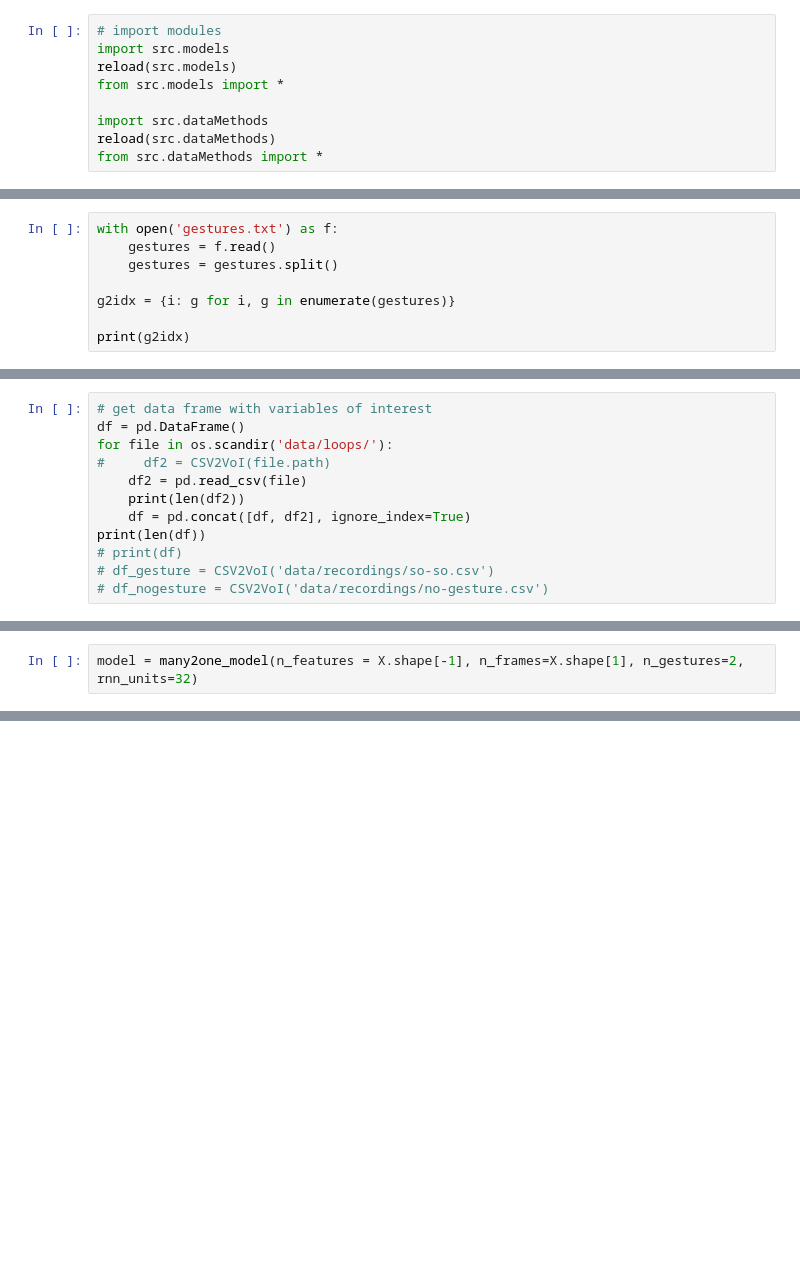
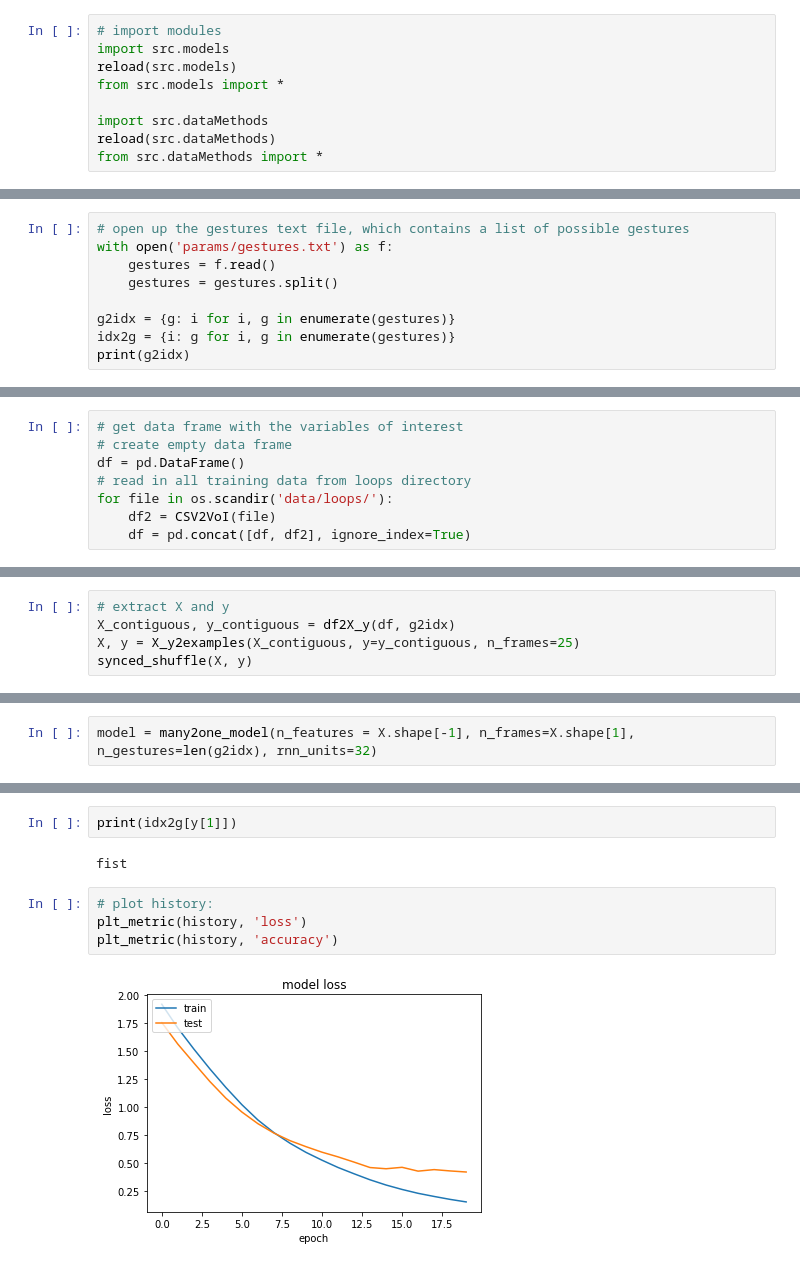
Before and after one commit to UoA-eResearch/leapmotion_gestures, a Jupyter notebook: exploration-many2one.ipynb, the cells around one changed output, grey strips where cells are left out. Saved outputs shown, nothing was run; the diff lists cells and outputs as text; blank space fills up the shorter version.

```diff
--- a/exploration-many2one.ipynb
+++ b/exploration-many2one.ipynb
@@ -18,9 +28,10 @@ from src.dataMethods import *
 # %%
-with open('gestures.txt') as f:
+# open up the gestures text file, which contains a list of possible gestures
+with open('params/gestures.txt') as f:
     gestures = f.read()
     gestures = gestures.split()
 
-g2idx = {i: g for i, g in enumerate(gestures)}
-
+g2idx = {g: i for i, g in enumerate(gestures)}
+idx2g = {i: g for i, g in enumerate(gestures)}
 print(g2idx)
 # %% [output]
@@ -28,13 +39,9 @@ print(g2idx)
 # %%
-# get data frame with variables of interest
+# get data frame with the variables of interest
+# create empty data frame
 df = pd.DataFrame()
+# read in all training data from loops directory
 for file in os.scandir('data/loops/'):
-#     df2 = CSV2VoI(file.path)
-    df2 = pd.read_csv(file)
-    print(len(df2))
+    df2 = CSV2VoI(file)
     df = pd.concat([df, df2], ignore_index=True)
-print(len(df))
-# print(df)
-# df_gesture = CSV2VoI('data/recordings/so-so.csv')
-# df_nogesture = CSV2VoI('data/recordings/no-gesture.csv')
 # %% [output]
@@ -98,0 +58,5 @@ X.shape
+# %%
+# extract X and y
+X_contiguous, y_contiguous = df2X_y(df, g2idx)
+X, y = X_y2examples(X_contiguous, y=y_contiguous, n_frames=25)
+synced_shuffle(X, y)
@@ -99,5 +76,5 @@ X.shape
 # %%
-model = many2one_model(n_features = X.shape[-1], n_frames=X.shape[1], n_gestures=2, rnn_units=32)
+model = many2one_model(n_features = X.shape[-1], n_frames=X.shape[1], n_gestures=len(g2idx), rnn_units=32)
 # %% [output]
 Model: "many2one"
 _________________________________________________________________
@@ -159,0 +143,10 @@ plt_metric(history, 'accuracy')
+# %%
+print(idx2g[y[1]])
+# %% [output]
+fist
+# %%
+# plot history:
+plt_metric(history, 'loss')
+plt_metric(history, 'accuracy')
+# %% [output]
+[figure, added]
```
Also changed, not shown: parts of 20 cells of this notebook, 7 other files.
